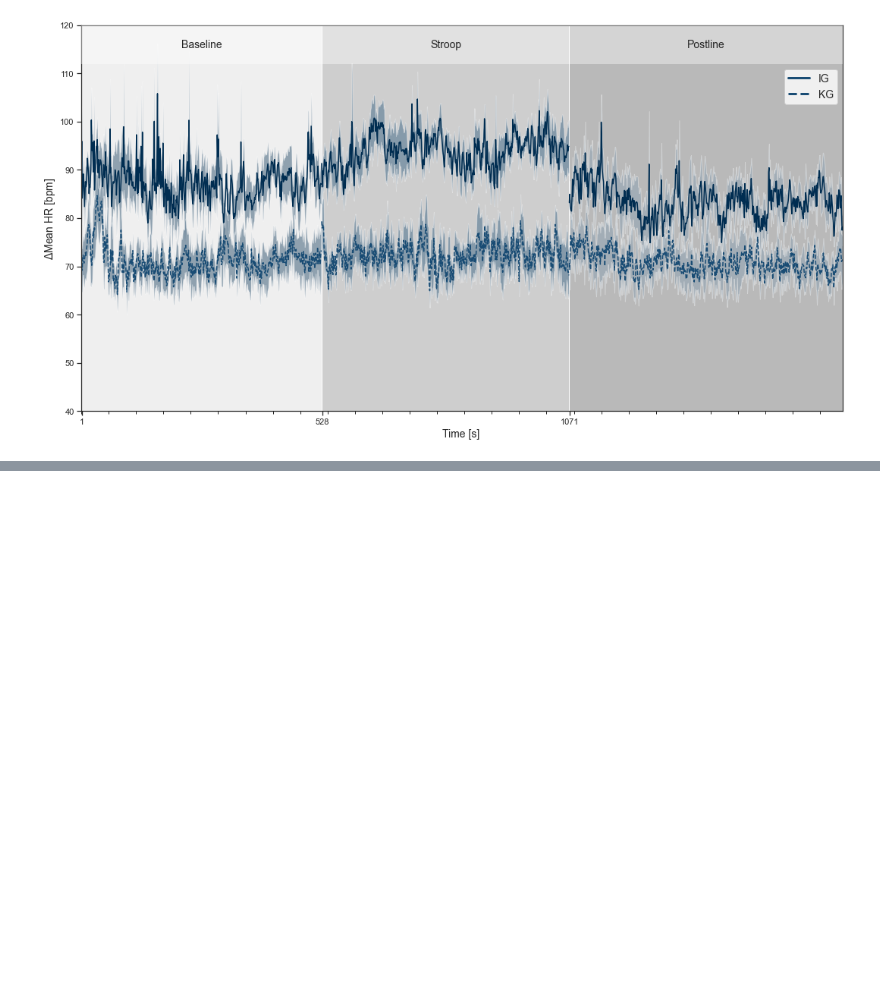
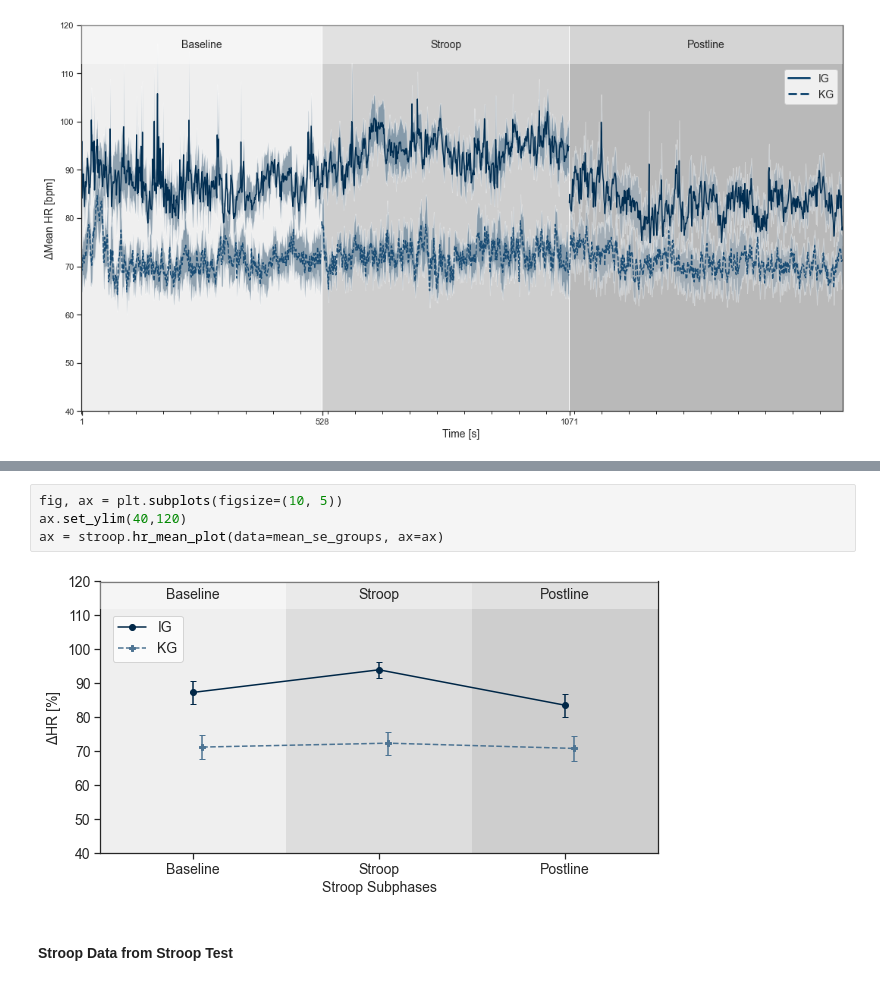
Before and after one commit to mad-lab-fau/BioPsyKit, a Jupyter notebook: examples/STROOP_Example.ipynb, the cells around one changed output, grey strips where cells are left out. Saved outputs shown, nothing was run; the diff lists cells and outputs as text; blank space fills up the shorter version.

```diff
--- a/examples/STROOP_Example.ipynb
+++ b/examples/STROOP_Example.ipynb
@@ -72 +86,9 @@ stroop.hr_ensemble_plot(data=dict_groups,figsize=(15,8),ylims=(40,120),is_group_
+# %%
+fig, ax = plt.subplots(figsize=(10, 5))
+ax.set_ylim(40,120)
+ax = stroop.hr_mean_plot(data=mean_se_groups, ax=ax)
+# %% [output]
+[figure, added]
+# %% [markdown]
+#### Stroop Data from Stroop Test
 # %%
```
Also changed, not shown: parts of 25 cells of this notebook, 1 other file.
